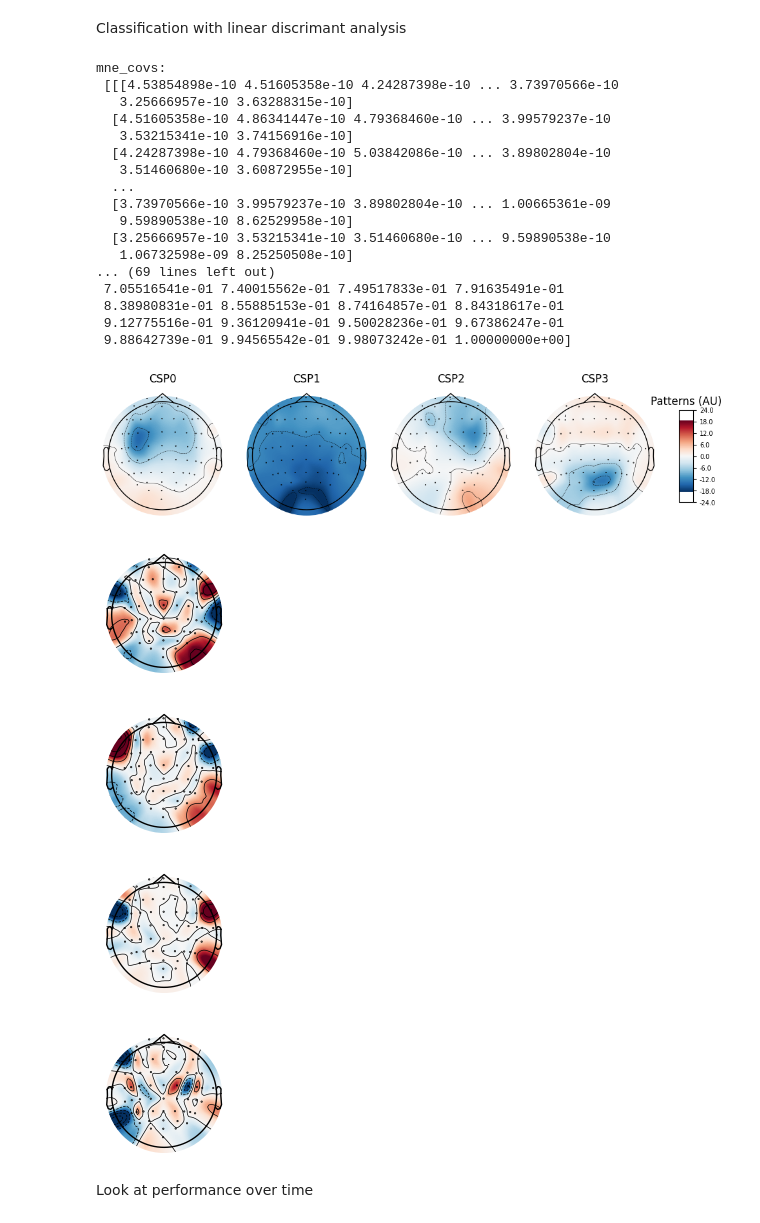
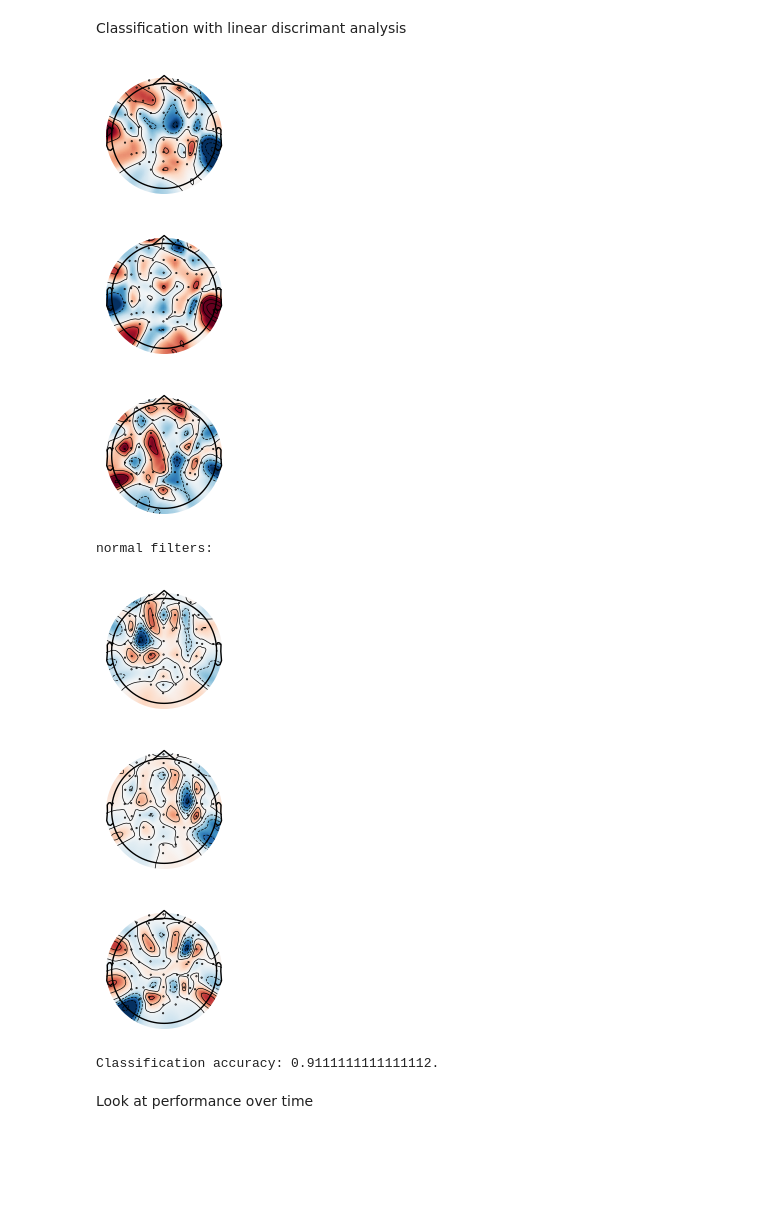
Before and after one commit to MauroAbidalCarrer/EEG-MI-classification, a Jupyter notebook: decoding_csp_eeg.ipynb, the cells around one changed output. Cells and saved outputs as stored; diff of their text form; code cells hidden in the pictures; blank space fills up the shorter version.

```diff
--- a/decoding_csp_eeg.ipynb
+++ b/decoding_csp_eeg.ipynb
@@ -83,58 +83,44 @@ Classification with linear discrimant analysis
 # %%
 epochs_data_train = epochs.get_data(tmin=1.0, tmax=2.0)
 labels = epochs.events[:, -1]
 
 from my_CSP import MyCSP
 
 cv = ShuffleSplit(10, test_size=0.2, random_state=42)
 cv_split = cv.split(epochs_data_train)
 
 # Assemble a classifier
 N_COMPONENTS=4
 mne_csp = mne.decoding.CSP(n_components=N_COMPONENTS, reg=None, log=True, norm_trace=False)
-my_csp = MyCSP()
+csp = MyCSP()
 
-mne_csp.fit(epochs_data_train, labels)
-my_csp.fit(epochs_data_train, labels)
+# mne_csp.fit(epochs_data_train, labels)
+csp.fit(epochs_data_train, labels)
 
-mne_csp.plot_patterns(epochs.info, ch_type="eeg", units="Patterns (AU)", size=1.5)
-_ = my_csp.plot_patterns(epochs.info)
+# mne_csp.plot_patterns(epochs.info, ch_type="eeg", units="Patterns (AU)", size=1.5)
+_ = csp.plot_patterns(epochs.info)
 # plot_topomap(my_csp.patterns_, epochs.info, ch_type="eeg", units="Patterns (AU)", size=1.5)
 # print('mn csp:\n', mne_csp.filters_[: N_COMPONENTS])
 # print('mn csp:\n', my_csp.filters_[: N_COMPONENTS])
 
-# lda = LinearDiscriminantAnalysis()
+lda = LinearDiscriminantAnalysis()
 
-# # Use scikit-learn Pipeline with cross_val_score function
-# clf = Pipeline([("csp", csp), ("lda", lda)])
-# scores = cross_val_score(clf, epochs_data_train, labels, cv=cv, n_jobs=None)
-# print(f"Classification accuracy: {np.mean(scores)}.\n")
+# Use scikit-learn Pipeline with cross_val_score function
+clf = Pipeline([("csp", csp), ("lda", lda)])
+scores = cross_val_score(clf, epochs_data_train, labels, cv=cv, n_jobs=None)
+print(f"Classification accuracy: {np.mean(scores)}.\n")
 
 # clf.fit(epochs_data_train, labels)                                                            #-Apperently, cross_val_score doesn't fit the model passed as argument.
 # _ = clf['csp'].plot_patterns(epochs.info, ch_type="eeg", units="Patterns (AU)", size=1.5)     #-Assign the returned value to an ignored variable to prevent the chart from getting shown twice.
 # %% [output]
-mne_covs:
- [[[4.53854898e-10 4.51605358e-10 4.24287398e-10 ... 3.73970566e-10
-   3.25666957e-10 3.63288315e-10]
-  [4.51605358e-10 4.86341447e-10 4.79368460e-10 ... 3.99579237e-10
-   3.53215341e-10 3.74156916e-10]
-  [4.24287398e-10 4.79368460e-10 5.03842086e-10 ... 3.89802804e-10
-   3.51460680e-10 3.60872955e-10]
-  ...
-  [3.73970566e-10 3.99579237e-10 3.89802804e-10 ... 1.00665361e-09
-   9.59890538e-10 8.62529958e-10]
-  [3.25666957e-10 3.53215341e-10 3.51460680e-10 ... 9.59890538e-10
-   1.06732598e-09 8.25250508e-10]
-... (69 lines left out)
- 7.05516541e-01 7.40015562e-01 7.49517833e-01 7.91635491e-01
- 8.38980831e-01 8.55885153e-01 8.74164857e-01 8.84318617e-01
- 9.12775516e-01 9.36120941e-01 9.50028236e-01 9.67386247e-01
- 9.88642739e-01 9.94565542e-01 9.98073242e-01 1.00000000e+00]
-[figure, old version]
+[figure, new version]
-[figure, old version]
+[figure, new version]
-[figure, old version]
+[figure, new version]
+normal filters:
-[figure, old version]
+[figure, new version]
-[figure, old version]
+[figure, new version]
+[figure, added]
+Classification accuracy: 0.9111111111111112.
 # %% [markdown]
 Look at performance over time
 # %%
```
Also changed, not shown: parts of 1 cell of this notebook, 1 other file.
